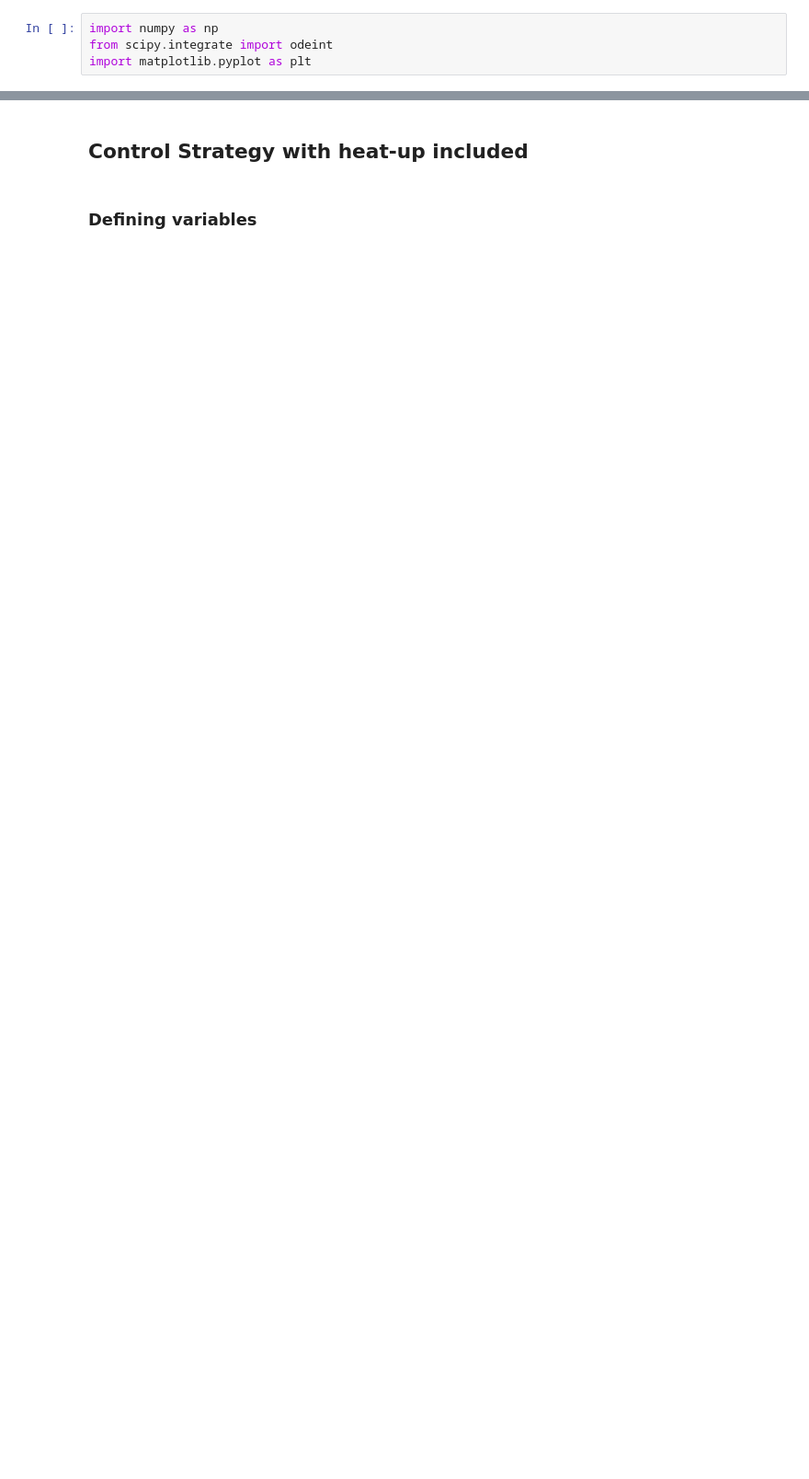
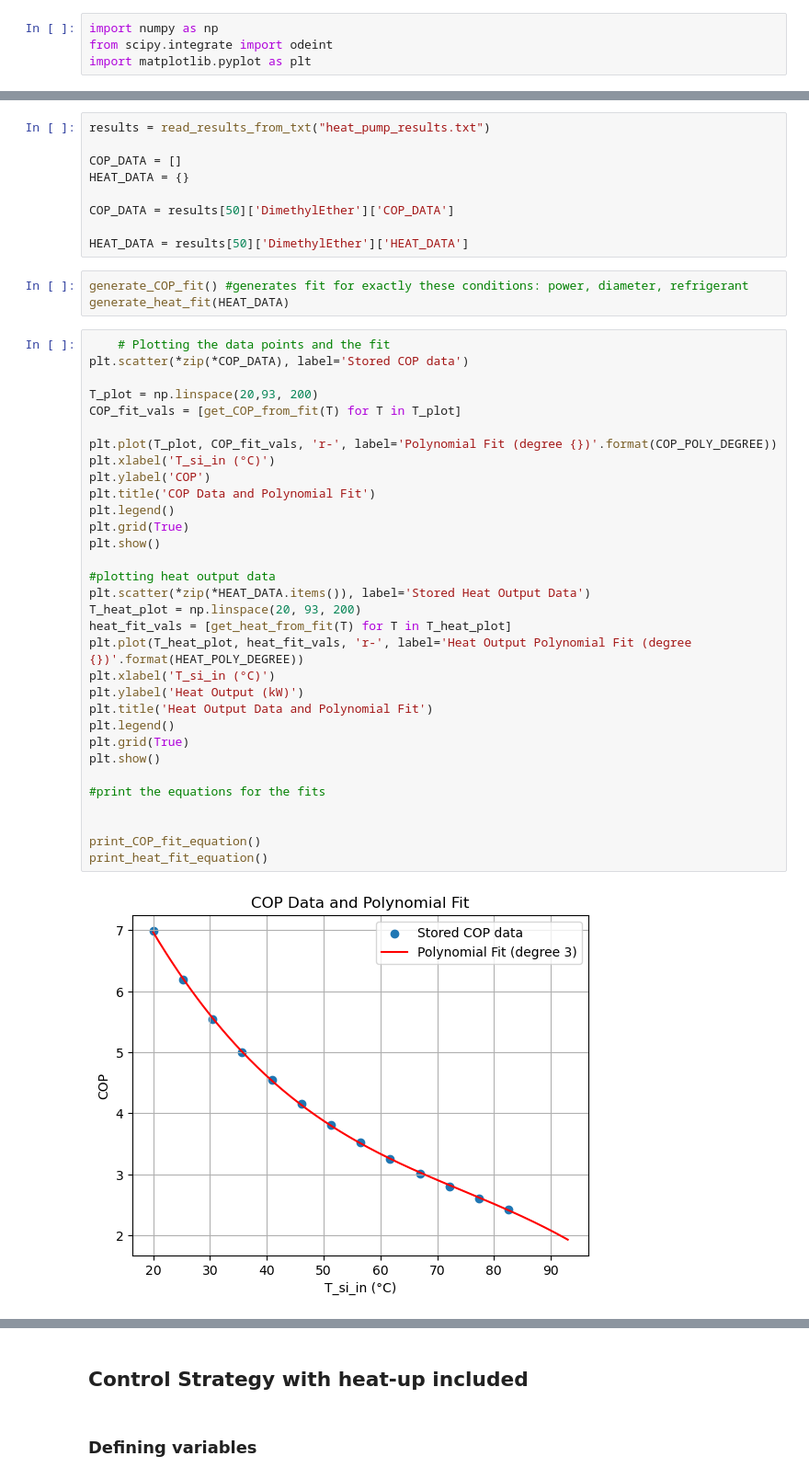
Before and after one commit to ahaeseli/SHC_project, a Jupyter notebook: control_strategy.ipynb, the cells around one changed output, grey strips where cells are left out. Shown at 92% size. Cells and saved outputs as stored; diff of their text form; blank space fills up the shorter version.

```diff
--- a/control_strategy.ipynb
+++ b/control_strategy.ipynb
@@ -4,0 +141,46 @@ import matplotlib.pyplot as plt
+# %%
+results = read_results_from_txt("heat_pump_results.txt")
+
+COP_DATA = []
+HEAT_DATA = {}
+
+COP_DATA = results[50]['DimethylEther']['COP_DATA']
+
+HEAT_DATA = results[50]['DimethylEther']['HEAT_DATA']
+# %%
+generate_COP_fit() #generates fit for exactly these conditions: power, diameter, refrigerant
+generate_heat_fit(HEAT_DATA)
+# %%
+    # Plotting the data points and the fit
+plt.scatter(*zip(*COP_DATA), label='Stored COP data')
+
+T_plot = np.linspace(20,93, 200)
+COP_fit_vals = [get_COP_from_fit(T) for T in T_plot]
+
+plt.plot(T_plot, COP_fit_vals, 'r-', label='Polynomial Fit (degree {})'.format(COP_POLY_DEGREE))
+plt.xlabel('T_si_in (°C)')
+plt.ylabel('COP')
+plt.title('COP Data and Polynomial Fit')
+plt.legend()
+plt.grid(True)
+plt.show()
+
+#plotting heat output data
+plt.scatter(*zip(*HEAT_DATA.items()), label='Stored Heat Output Data')
+T_heat_plot = np.linspace(20, 93, 200)
+heat_fit_vals = [get_heat_from_fit(T) for T in T_heat_plot]
+plt.plot(T_heat_plot, heat_fit_vals, 'r-', label='Heat Output Polynomial Fit (degree {})'.format(HEAT_POLY_DEGREE))
+plt.xlabel('T_si_in (°C)')
+plt.ylabel('Heat Output (kW)')
+plt.title('Heat Output Data and Polynomial Fit')
+plt.legend()
+plt.grid(True)
+plt.show()
+
+#print the equations for the fits
+
+
+print_COP_fit_equation()
+print_heat_fit_equation()
+# %% [output]
+[figure, added]
```
Also changed, not shown: parts of 13 cells of this notebook, 3 other files.
